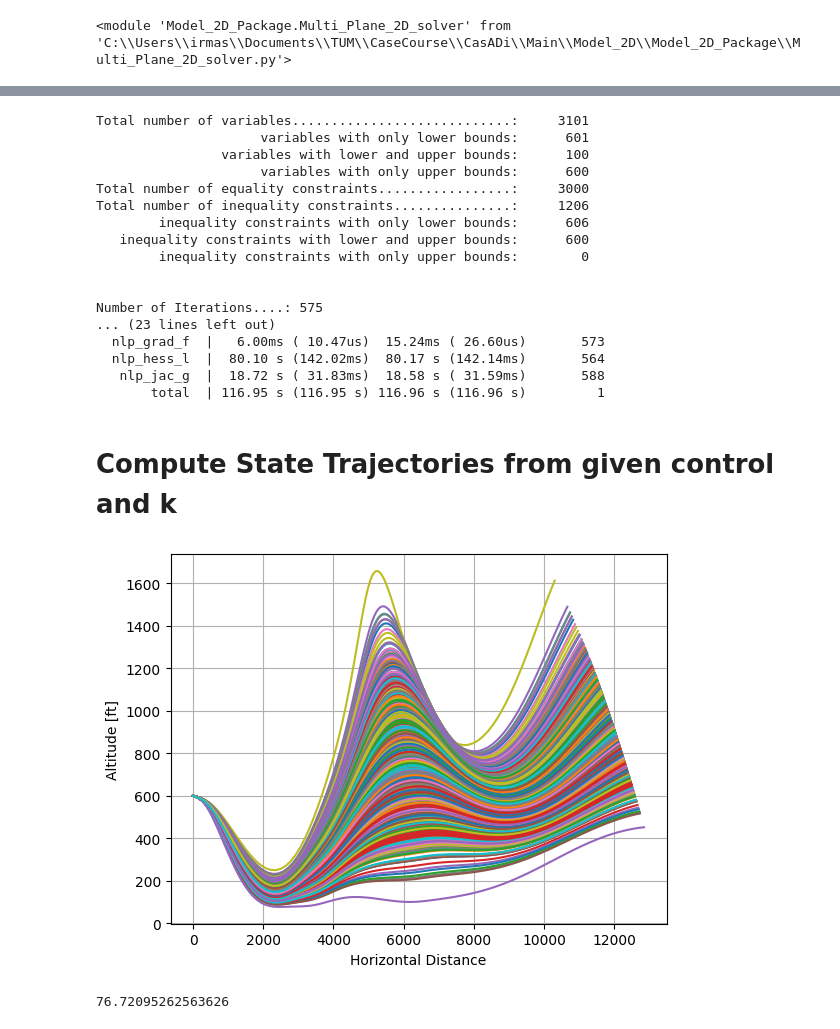
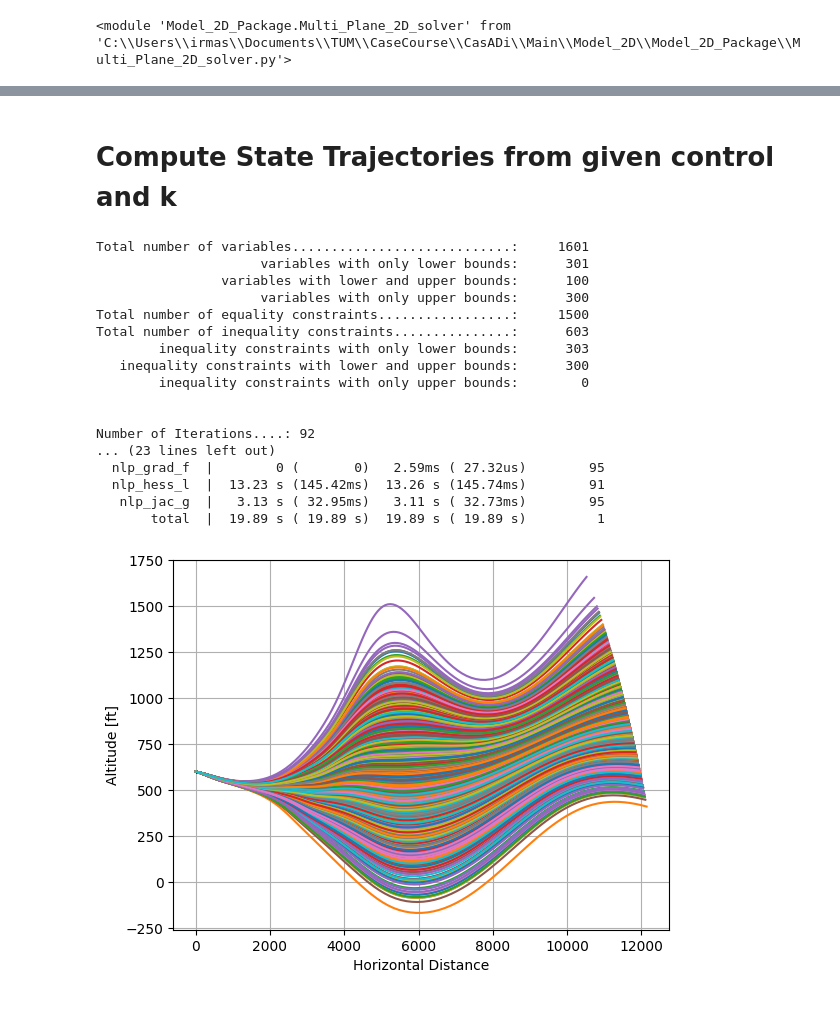
Before and after one commit to MrGoomb0/case_studies_s3, a Jupyter notebook: Model_2D/Multi_plane_2D_Model.ipynb, the cells around one changed output, grey strips where cells are left out. Drawn from its saved outputs; the diff is of its cells as text; code cells hidden in the pictures.

Commit message:
Add files via upload
only multi plane really matters

```diff
--- a/Model_2D/Multi_plane_2D_Model.ipynb
+++ b/Model_2D/Multi_plane_2D_Model.ipynb
@@ -69,45 +86,37 @@ Number of Iterations....: 507
-# %%
-k_values=[0.16893564,0.52770603,0.84582335,1.15417665,1.47229397,1.83106436]
-w_opt, J_opt = model.solve_ocp_multi_plane_min_h_k_sym(k_values)
-# plot
-print(-J_opt)
-model.plot_multi_plane_2D(w_opt,k_values)
-# %% [output]
-Total number of variables............................:     3101
-                     variables with only lower bounds:      601
-                variables with lower and upper bounds:      100
-                     variables with only upper bounds:      600
-Total number of equality constraints.................:     3000
-Total number of inequality constraints...............:     1206
-        inequality constraints with only lower bounds:      606
-   inequality constraints with lower and upper bounds:      600
-        inequality constraints with only upper bounds:        0
-
-
-Number of Iterations....: 575
-... (23 lines left out)
-  nlp_grad_f  |   6.00ms ( 10.47us)  15.24ms ( 26.60us)       573
-  nlp_hess_l  |  80.10 s (142.02ms)  80.17 s (142.14ms)       564
-   nlp_jac_g  |  18.72 s ( 31.83ms)  18.58 s ( 31.59ms)       588
-       total  | 116.95 s (116.95 s) 116.96 s (116.96 s)         1
 # %% [markdown]
 # Compute State Trajectories from given control and k
 # %%
+k_values=[0.1, 1, 0.9]
+w_opt, J_opt = model.solve_ocp_multi_plane_min_h(k_values)
 M = 1000
-
 k_samples = np.random.normal(loc=1.0, scale=0.25, size=M)
 min_hs = []
 plt.figure()
 for i in range(M):
     sol = model.reconstruction_multi_plane_2D(model.u_opt_return(w_opt),k_samples[i],1)
     min_hs.append(min(sol['h']))
     plt.plot(sol['x'], sol['h'])
 
 plt.xlabel('Horizontal Distance')
 plt.ylabel('Altitude [ft]')
 plt.grid(True)
 plt.show()
-print(min(min_hs))
 # %% [output]
+Total number of variables............................:     1601
+                     variables with only lower bounds:      301
+                variables with lower and upper bounds:      100
+                     variables with only upper bounds:      300
+Total number of equality constraints.................:     1500
+Total number of inequality constraints...............:      603
+        inequality constraints with only lower bounds:      303
+   inequality constraints with lower and upper bounds:      300
+        inequality constraints with only upper bounds:        0
+
+
+Number of Iterations....: 92
+... (23 lines left out)
+  nlp_grad_f  |        0 (       0)   2.59ms ( 27.32us)        95
+  nlp_hess_l  |  13.23 s (145.42ms)  13.26 s (145.74ms)        91
+   nlp_jac_g  |   3.13 s ( 32.95ms)   3.11 s ( 32.73ms)        95
+       total  |  19.89 s ( 19.89 s)  19.89 s ( 19.89 s)         1
-[figure, old version]
+[figure, new version]
-76.72095262563626
```
Also changed, not shown: parts of 12 cells of this notebook, 1 other file.
